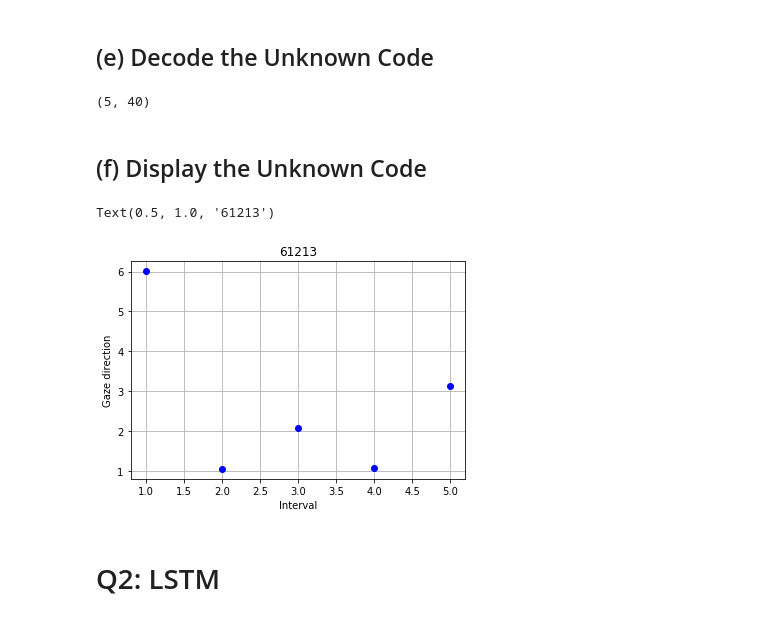
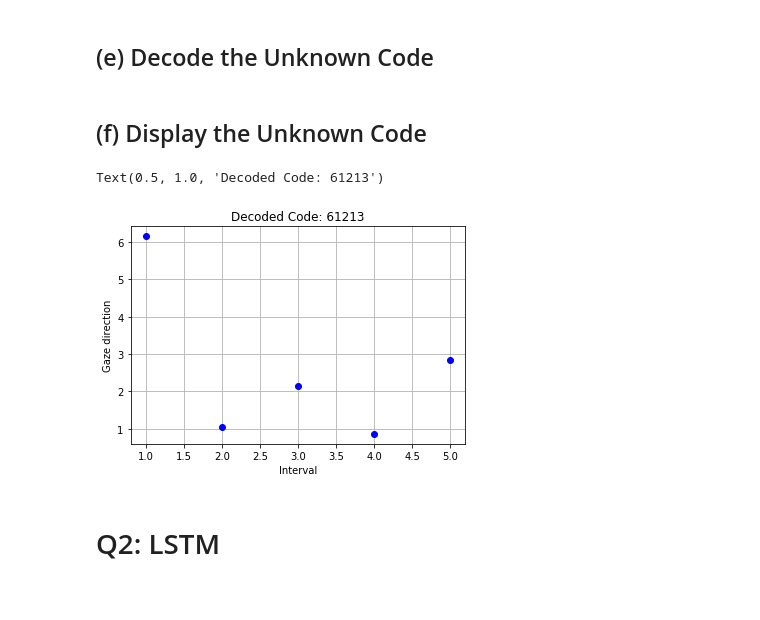
Before and after one commit to pranaabdhawan/CS489-4B, a Jupyter notebook: A5/p2dhawan_a5.ipynb, the cells around one changed output. Drawn from its saved outputs; the diff is of its cells as text; code cells hidden in the pictures.

```diff
--- a/A5/p2dhawan_a5.ipynb
+++ b/A5/p2dhawan_a5.ipynb
@@ -59,7 +59,8 @@ for x in X:
     spike_times = MonkeyFixationSpikes(x, 0.4, pop)
     current_firing_rate = []
     for neuron_times in spike_times:
-        current_firing_rate.append(len(neuron_times)/0.4)
+        # naive freq. calculation for smoother curves
+        current_firing_rate.append((len(neuron_times)/0.4) if len(neuron_times) == 0 else (len(neuron_times)/neuron_times[-1]))
     A.append(current_firing_rate)
 A = np.asarray(A) # A is 100 x 40
 # %% [markdown]
@@ -102,8 +103,6 @@ A_test = []
 for i in np.arange(0,2.5,0.5):
     A_test.append(lif.CountSpikes(Asp,i,i+0.5)/0.5)
 A_test = np.asarray(A_test) # A is 5 x 40
-# %% [output]
-(5, 40)
 # %%
 # Decode unknown code
 X_decoded = A_test.dot(D)
@@ -111,14 +110,14 @@ X_decoded = A_test.dot(D)
 ## (f) Display the Unknown Code
 # %%
 # ***** YOUR CODE HERE *****
-plt.grid('on')
+plt.grid(True)
 plt.plot(range(1,6), X_decoded, 'bo')
 plt.ylabel("Gaze direction")
 plt.xlabel("Interval")
 plt.title("Decoded Code: 61213")
 # %% [output]
-Text(0.5, 1.0, '61213')
+Text(0.5, 1.0, 'Decoded Code: 61213')
-[figure, old version]
+[figure, new version]
 # %% [markdown]
 # Q2: LSTM
 # %%
```
Also changed, not shown: parts of 4 cells of this notebook.
